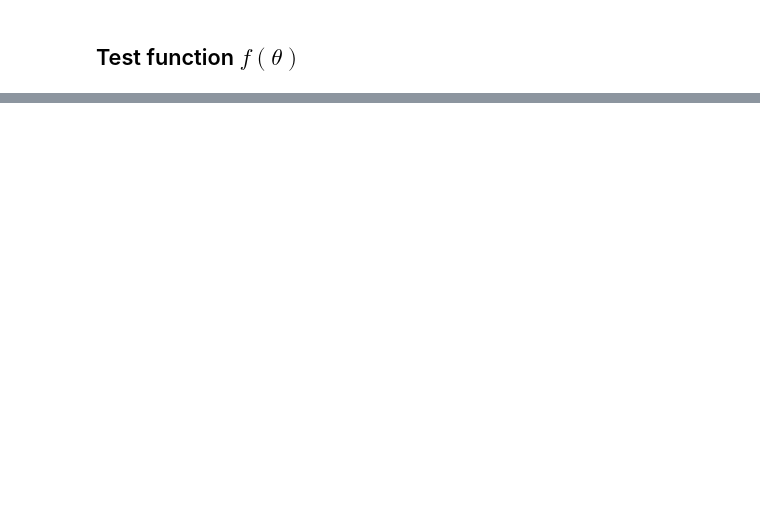
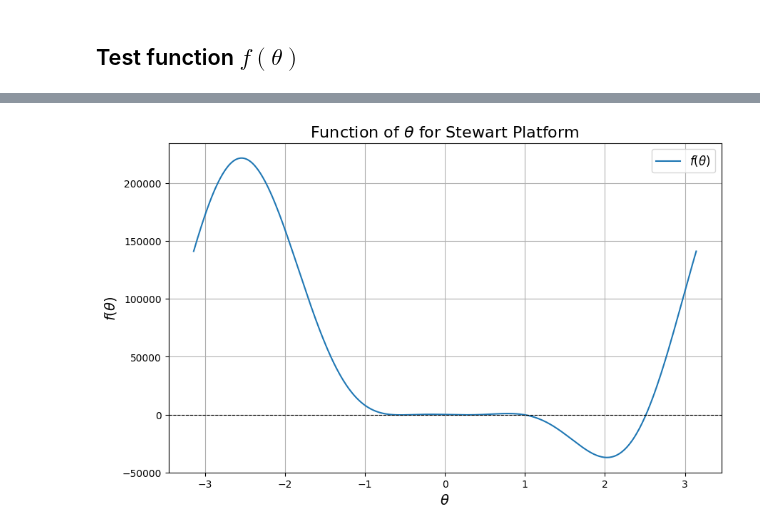
Before and after one commit to nlunce/math411, a Jupyter notebook: reality-checks/rc01/rc01.ipynb, the cells around one changed output, grey strips where cells are left out. Drawn from its saved outputs; the diff is of its cells as text; code cells hidden in the pictures; blank space fills up the shorter version.

```diff
--- a/reality-checks/rc01/rc01.ipynb
+++ b/reality-checks/rc01/rc01.ipynb
@@ -413,0 +410,32 @@ and plot them. Check your answers by verifying that $p_1, p_2, p_3$ are the leng
+# %%
+# Update the constants to reflect the new strut length p2 = 7
+constants = Constants(
+    l1=3,
+    l2=3 * np.sqrt(2),
+    l3=3,
+    gamma=np.pi / 4,
+    x1=5,
+    x2=0,
+    y2=6,
+    p1=5,
+    p2=7,
+    p3=3
+)
+
+# Generate the θ values again to visualize the updated f(θ)
+theta_values = np.linspace(-np.pi, np.pi, 400)
+
+# Plot f(θ) for the new strut length
+plt.figure(figsize=(10, 6))
+plt.plot(theta_values, f(theta_values, constants), label=r'$f(\theta)$')
+plt.axhline(0, color='black', linestyle='--', linewidth=0.8)
+plt.xlabel(r'$\theta$', fontsize=14)
+plt.ylabel(r'$f(\theta)$', fontsize=14)
+plt.title(r'Function of $\theta$ for Stewart Platform', fontsize=16)
+plt.legend(fontsize=12)
+plt.grid(True)
+
+
+plt.show()
+# %% [output]
+[figure, added]
```
Also changed, not shown: parts of 25 cells of this notebook, 26 other files.
